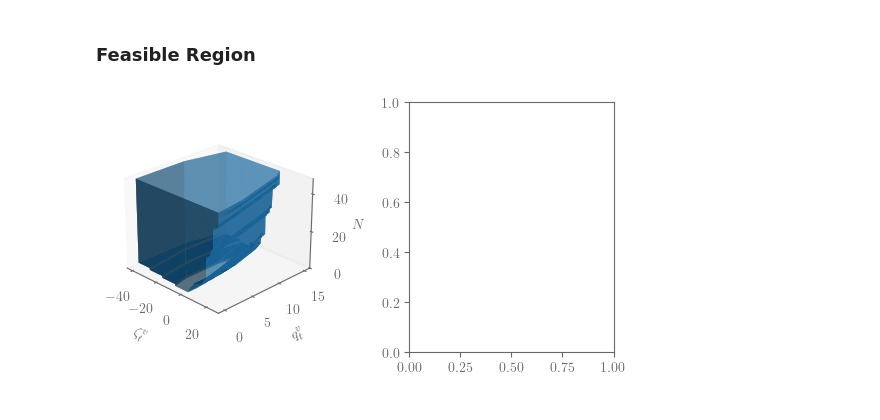
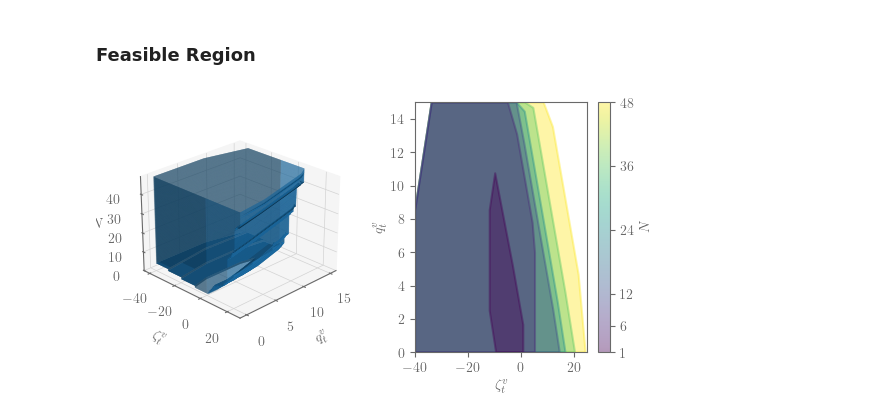
Before and after one commit to Gedlex/time-varying-RHGs, a Jupyter notebook: empc_DSMPC.ipynb, the cells around one changed output. Saved outputs shown, nothing was run; the diff lists cells and outputs as text; code cells hidden in the pictures.

Commit message:
Finished plot for feasible region
To Do:
- Simulate system with heavily time-varying parameters and compare feasible regions
- Simulate system with "saturated" noise

```diff
--- a/empc_DSMPC.ipynb
+++ b/empc_DSMPC.ipynb
@@ -187,7 +193,7 @@ fig, ax = plt.subplots(1, 1, figsize=(6, 4), layout='constrained')
 ax.plot(dates[:-1], dual_vector_inf[:,idx].T, color='black')
 
 # Add labels and title
-ax.set_xlabel(r'\rmfamily{Hour} $[h]$')
+ax.set_xlabel(r'\rmfamily{Time [h]}')
 ax.set_ylabel(r'\rmfamily{Dual Variable $p_{t}$ for state ' + str(idx) + r'}')
 
 # Set major and minor ticks
@@ -617,12 +622,12 @@ for i in [2]:
 # Add labels
 axs[0][0].xaxis.set_visible(False)
 axs[0][1].xaxis.set_visible(False)
-axs[0][0].set_ylabel(r'\rmfamily{Energy Debt} $[kW]$')
-axs[1][0].set_ylabel(r'\rmfamily{SoC} $[\%]$')
-axs[0][1].set_ylabel(r'\rmfamily{Energy Consumption}\par$\quad\qquad[kW]$')
-axs[1][1].set_ylabel(r'\rmfamily{Battery Charging}\par$\quad\quad[kWh]$')
-axs[1][0].set_xlabel(r'\rmfamily{Hour} $[h]$')
-axs[1][1].set_xlabel(r'\rmfamily{Hour} $[h]$')
+axs[0][0].set_ylabel(r'\rmfamily{Energy Debt [kW]}')
+axs[1][0].set_ylabel(r'\rmfamily{SoC [\%]}')
+axs[0][1].set_ylabel(r'\rmfamily{Energy Consumption\par\quad\qquad[kW]}')
+axs[1][1].set_ylabel(r'\rmfamily{Battery Charging\par\quad\quad[kWh]}')
+axs[1][0].set_xlabel(r'\rmfamily{Time [h]}')
+axs[1][1].set_xlabel(r'\rmfamily{Time [h]}')
 
 # Set major and minor ticks
 plt.rcParams['timezone'] = dates[0].tz.zone
@@ -1222,8 +1228,6 @@ feasible_set[2] = np.vstack(feasible_set[2])
 # Clear cell output
 clear_output()
 # %%
-from matplotlib.colors import LightSource
-
 # Set rcParams
 export = True
 plt.style.use('default') # 'seaborn-v0_8-darkgrid
@@ -1233,40 +1237,73 @@ plt.rcParams['ytick.color'] = 'dimgray'
 plt.rcParams['axes.edgecolor'] = 'dimgray'
 plt.rcParams['axes.labelcolor'] = 'dimgray'
 plt.rcParams['lines.linewidth'] = 1.5
 plt.rcParams['text.latex.preamble'] = r"""\usepackage{bm}"""
 
+# Define function to update edge alpha
+def update_edgealpha(fig, collection, alpha=1):
+    fig.canvas.draw()
+    edge_colors = collection.get_edgecolor()
+    edge_colors[:, 3] = alpha
+    collection.set_edgecolor(edge_colors)
+
 # Create figure
 axs = [[],[]]
 fig = plt.figure(figsize=(12, 4), layout='constrained')
 axs[0] = fig.add_subplot(1, 2, 1, projection='3d')
 axs[1] = fig.add_subplot(1, 2, 2)
 
-# Plot the surface
-axs[0].plot_surface(*feasible_set, rstride=1, cstride=1, linewidth=0, antialiased=True, alpha=1, shade=True, lightsource=LightSource(azdeg=0, altdeg=-45))
+# Plot 3d-surface
+axs[0].plot_surface(*feasible_set, rstride=1, cstride=10, linewidth=0, antialiased=True, alpha=1, shade=True, lightsource=LightSource(azdeg=0, altdeg=-45))
+
+# Plot 2d-projection
+patches = []
+colors = [48, 36, 24, 12, 6, 1]
+for i, N in enumerate(colors):
+    idx = max(*np.where(feasible_set[2,:,0] == N))
+    patches.append(Polygon(feasible_set[0:2,idx].T))
+
+# Add patches to subfigure
+p = PatchCollection(patches, alpha=0.4, edgecolor='face', linewidth=1.5)
+p.set_array(colors)
+axs[1].add_collection(p)
+if not export:
+    fig.colorbar(p, ax=axs[1], ticks=colors, location='left', label=r"$N$")
+    update_edgealpha(fig, p, 1)
 
 # Add labels
 axs[0].set_zlabel(r"$N$")
 axs[0].set_ylabel(r"$q_t^v$")
 axs[0].set_xlabel(r"$\zeta_t^v$")
+axs[1].set_ylabel(r"$q_t^v$")
+axs[1].set_xlabel(r"$\zeta_t^v$")
 axs[0].zaxis.labelpad=-2
 
 # Set axis limits
-axs[0].set_zlim(0, N)
+axs[0].set_zlim(0, feasible_set[2,:].max())
+axs[1].set_xlim(feasible_set[0,:].min(), feasible_set[0,:].max().round())
+axs[1].set_ylim(feasible_set[1,:].min(), feasible_set[1,:].max().round())
 
-# Update grid
-axs[0].xaxis._axinfo['grid'].update(linewidth=0)
-axs[0].yaxis._axinfo['grid'].update(linewidth=0)
-axs[0].zaxis._axinfo['grid'].update(linewidth=0) # color='dimgray', linestyle='-'
+# Set grid
+axs[0].xaxis._axinfo['grid'].update(color='lightgray', linestyle='-', linewidth=0.5)
+axs[0].yaxis._axinfo['grid'].update(color='lightgray', linestyle='-', linewidth=0.5)
+axs[0].zaxis._axinfo['grid'].update(color='lightgray', linestyle='-', linewidth=0.5)
+
+# Set background color
+axs[0].xaxis.set_pane_color('whitesmoke')
+axs[0].yaxis.set_pane_color('whitesmoke')
+axs[0].zaxis.set_pane_color('whitesmoke')
 
 # Set ticks
+axs[0].zaxis._axinfo['juggled'] = (1, 2, 0)
 # ax.set(xticklabels=[], yticklabels=[],  zticklabels=[])
 
-# Set view angle (elevation and azimuth)
+# Set view angle
 axs[0].view_init(elev=25, azim=315)
 
 # Export figure
 if export:
-    fig = adjust_margins(fig, width=5, height=2.5, wspace=1.3)
+    fig = adjust_margins(fig, width=5, height=2.5, wspace=1.0)
+    fig.colorbar(p, ax=axs[1], ticks=colors, location='right', label=r"$N$")
     fig.savefig(f"figures/figure_feasible_region_cempc.pdf")
 # %% [output]
-[figure, old version]
+[figure, new version]
```
Also changed, not shown: parts of 15 cells of this notebook, 13 other files.
